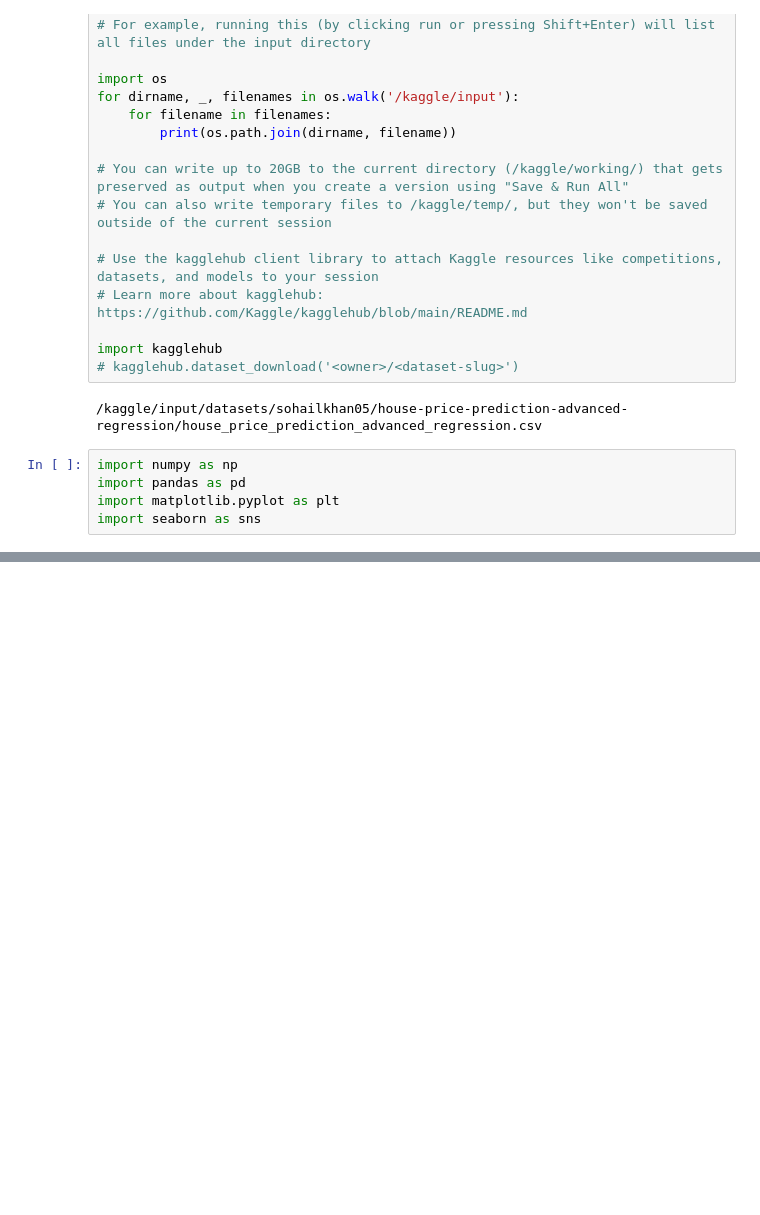
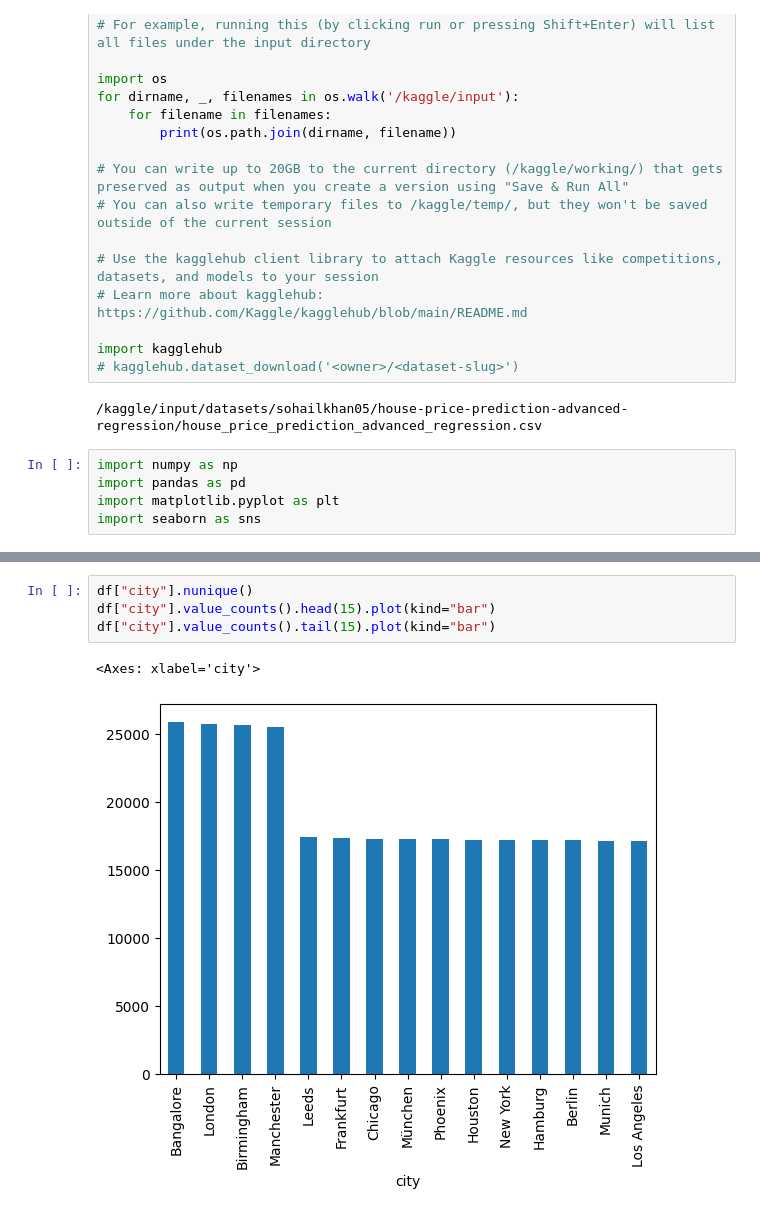
Before and after one commit to yashbhatt0508/regression-problem, a Jupyter notebook: advancedregression.ipynb, the cells around one changed output, grey strips where cells are left out. Drawn from its saved outputs; the diff is of its cells as text; blank space fills up the shorter version.

```diff
--- a/advancedregression.ipynb
+++ b/advancedregression.ipynb
@@ -31,0 +272,7 @@ import seaborn as sns
+# %%
+df["city"].nunique()
+df["city"].value_counts().head(15).plot(kind="bar")
+df["city"].value_counts().tail(15).plot(kind="bar")
+# %% [output]
+<Axes: xlabel='city'>
+[figure, added]
```
Also changed, not shown: parts of 28 cells of this notebook.
